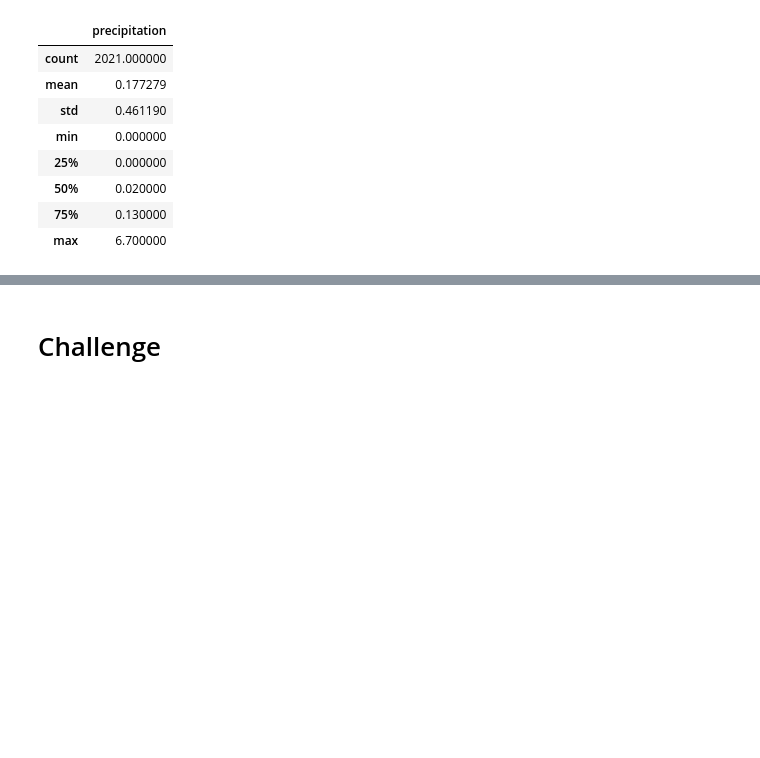
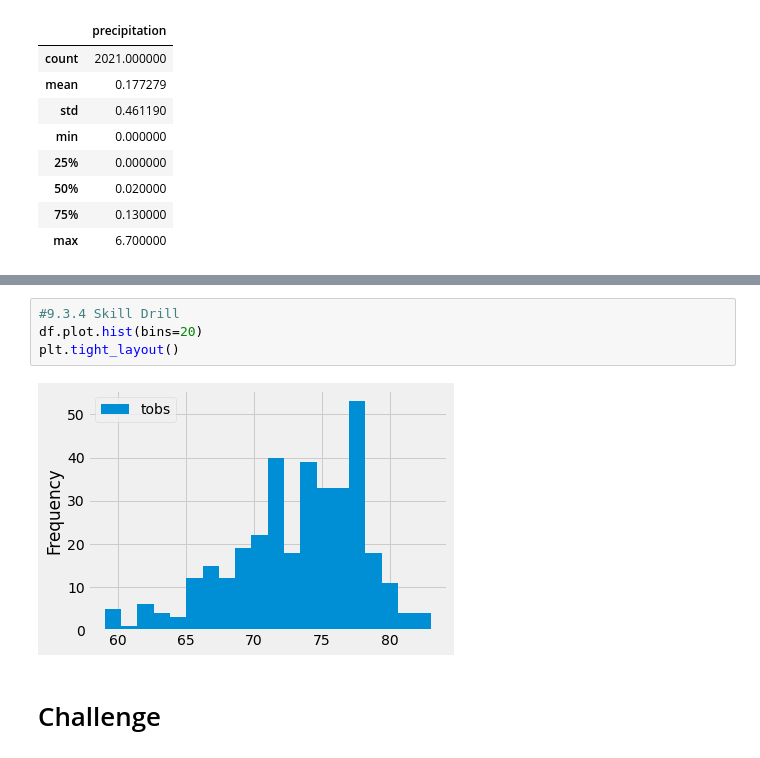
Before and after one commit to ckanchanda/surfs_up, a Jupyter notebook: climate_analysis.ipynb, the cells around one changed output, grey strips where cells are left out. Cells and saved outputs as stored; diff of their text form; blank space fills up the shorter version.

```diff
--- a/climate_analysis.ipynb
+++ b/climate_analysis.ipynb
@@ -90,2 +139,8 @@ df.describe()
+# %%
+#9.3.4 Skill Drill
+df.plot.hist(bins=20)
+plt.tight_layout()
+# %% [output]
+[figure, added]
 # %% [markdown]
 # Challenge
```
Also changed, not shown: parts of 6 cells of this notebook.
